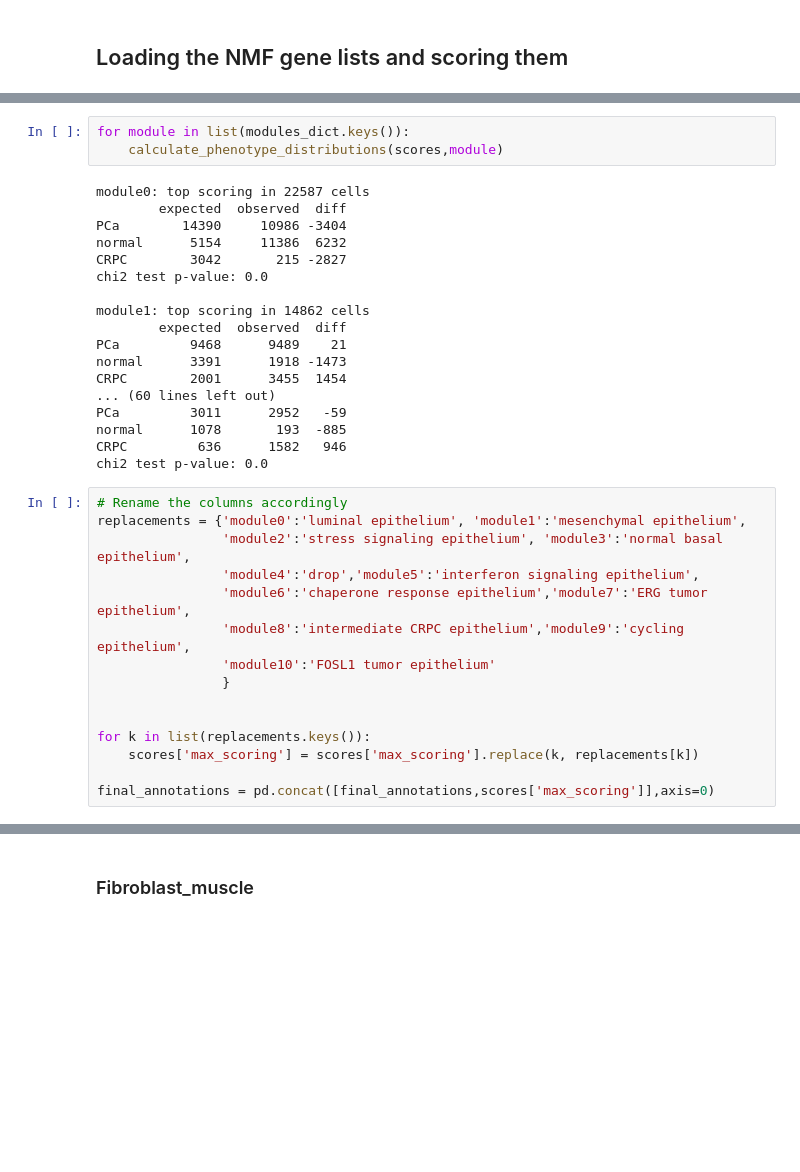
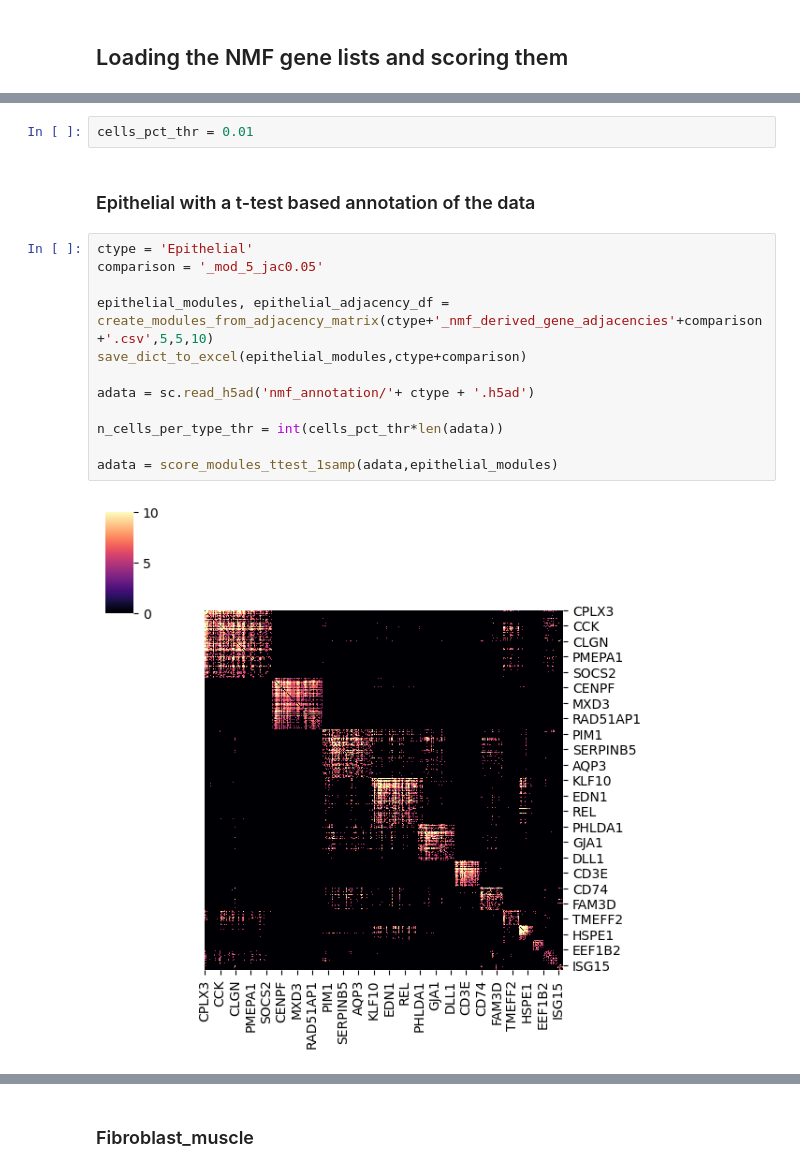
Before and after one commit to akiviaho/spatial, a Jupyter notebook: notebooks/single-cell-annotation-from-nmf.ipynb, the cells around one changed output, grey strips where cells are left out. Drawn from its saved outputs; the diff is of its cells as text; blank space fills up the shorter version.

Commit message:
Changed nmf annotation basis from scanpy scoring to one sample t-test (Gavish et al. 2023)

```diff
--- a/notebooks/single-cell-annotation-from-nmf.ipynb
+++ b/notebooks/single-cell-annotation-from-nmf.ipynb
@@ -283,36 +244,18 @@ save_dict_to_excel(modules_dict,'Epithelial')
-# %%
-for module in list(modules_dict.keys()):
-    calculate_phenotype_distributions(scores,module)
-# %% [output]
-module0: top scoring in 22587 cells
-        expected  observed  diff
-PCa        14390     10986 -3404
-normal      5154     11386  6232
-CRPC        3042       215 -2827
-chi2 test p-value: 0.0
-
-module1: top scoring in 14862 cells
-        expected  observed  diff
-PCa         9468      9489    21
-normal      3391      1918 -1473
-CRPC        2001      3455  1454
-... (60 lines left out)
-PCa         3011      2952   -59
-normal      1078       193  -885
-CRPC         636      1582   946
-chi2 test p-value: 0.0
-# %%
-# Rename the columns accordingly
-replacements = {'module0':'luminal epithelium', 'module1':'mesenchymal epithelium',
-                'module2':'stress signaling epithelium', 'module3':'normal basal epithelium',
-                'module4':'drop','module5':'interferon signaling epithelium',
-                'module6':'chaperone response epithelium','module7':'ERG tumor epithelium',
-                'module8':'intermediate CRPC epithelium','module9':'cycling epithelium',
-                'module10':'FOSL1 tumor epithelium'
-                }
-
-
-for k in list(replacements.keys()):
-    scores['max_scoring'] = scores['max_scoring'].replace(k, replacements[k])
-
-final_annotations = pd.concat([final_annotations,scores['max_scoring']],axis=0)
+# %%
+cells_pct_thr = 0.01
+# %% [markdown]
+### Epithelial with a t-test based annotation of the data
+# %%
+ctype = 'Epithelial'
+comparison = '_mod_5_jac0.05'
+
+epithelial_modules, epithelial_adjacency_df = create_modules_from_adjacency_matrix(ctype+'_nmf_derived_gene_adjacencies'+comparison+'.csv',5,5,10)
+save_dict_to_excel(epithelial_modules,ctype+comparison)
+
+adata = sc.read_h5ad('nmf_annotation/'+ ctype + '.h5ad')
+
+n_cells_per_type_thr = int(cells_pct_thr*len(adata))
+
+adata = score_modules_ttest_1samp(adata,epithelial_modules)
+# %% [output]
+[figure, added]
```
Also changed, not shown: parts of 34 cells of this notebook.
